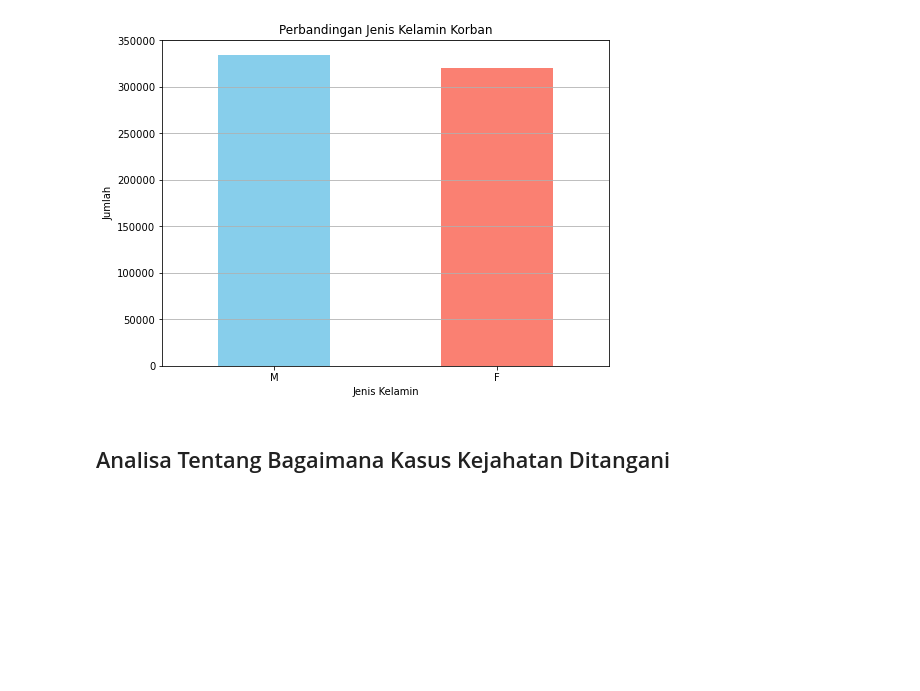
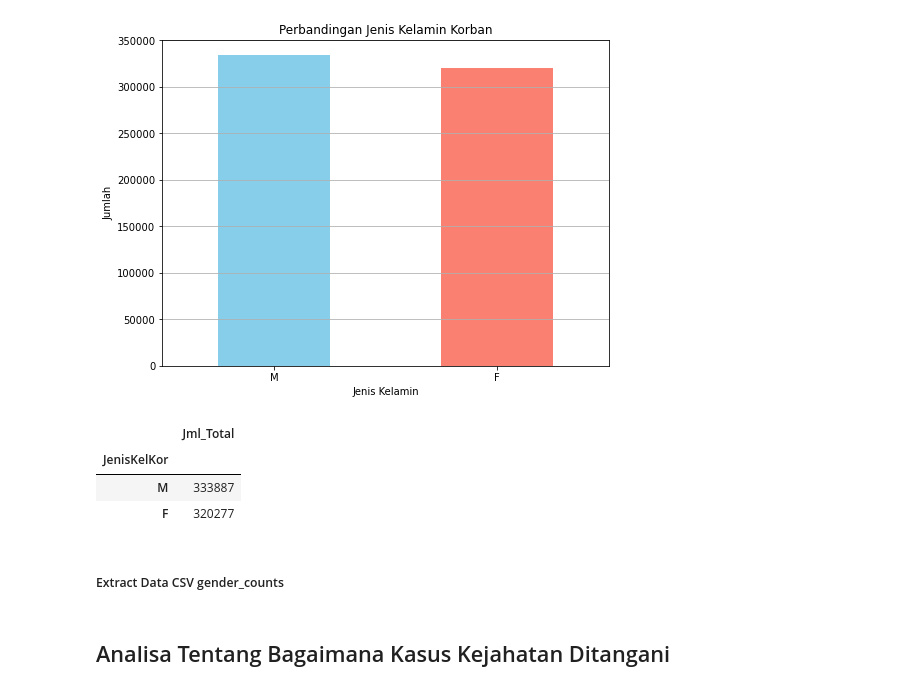
Before and after one commit to RIFF7/capstone-project, a Jupyter notebook: capstone_project.ipynb, the cells around one changed output. Drawn from its saved outputs; the diff is of its cells as text; code cells hidden in the pictures; blank space fills up the shorter version.

Commit message:
Menambahkan info grafis dari tingkat korban berdasarkan gender

```diff
--- a/capstone_project.ipynb
+++ b/capstone_project.ipynb
@@ -1804,3 +1819,15 @@ plt.grid(axis='y')
 plt.show()
 # %% [output]
 [figure]
+# %%
+view_frame_gender = pd.DataFrame(gender_counts)
+
+view_frame_gender= view_frame_gender.rename(columns={'count': 'Jml_Total'})
+view_frame_gender
+# %% [output]
+|  | Jml_Total |
+| JenisKelKor |  |
+| M | 333887 |
+| F | 320277 |
+# %% [markdown]
+##### Extract Data CSV gender_counts
```
Also changed, not shown: parts of 20 cells of this notebook, 2 other files.
